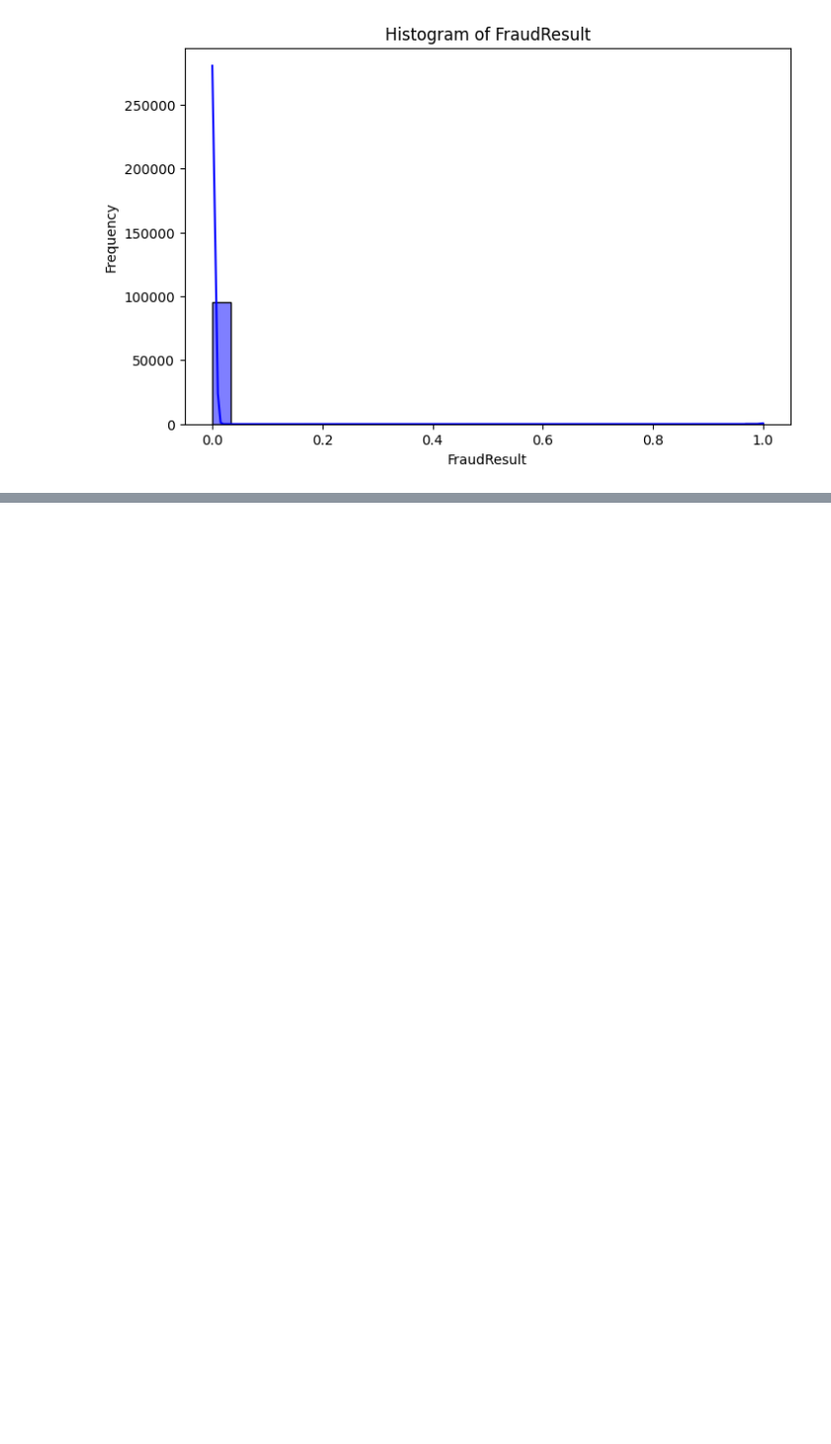
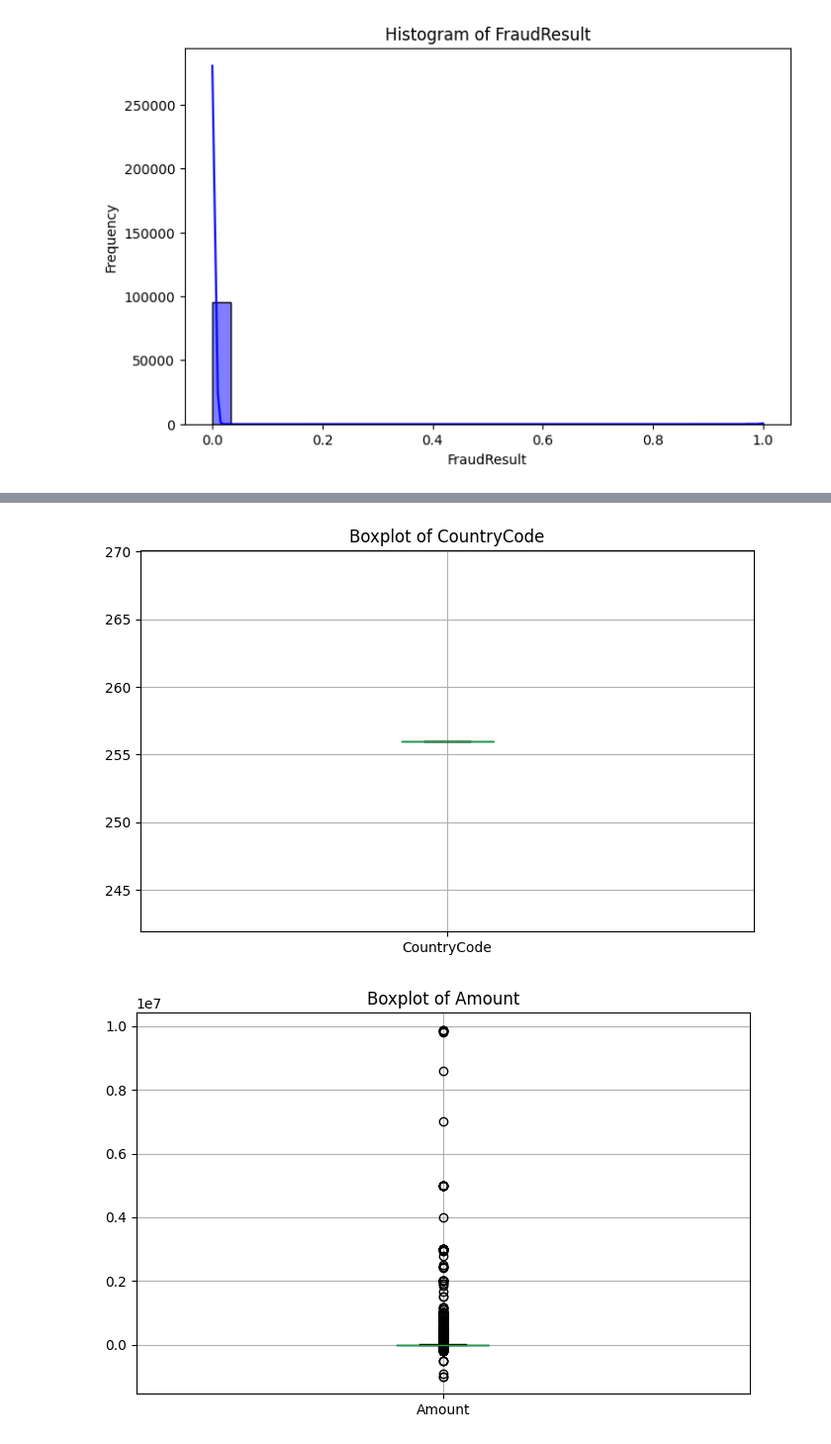
Before and after one commit to YonInsights/Bati-Bank-Credit-Scoring-Model, a Jupyter notebook: notebooks/eda.ipynb, the cells around one changed output, grey strips where cells are left out. Shown at 99% size. Cells and saved outputs as stored; diff of their text form; code cells hidden in the pictures; blank space fills up the shorter version.

```diff
--- a/notebooks/eda.ipynb
+++ b/notebooks/eda.ipynb
@@ -81,0 +96,7 @@ Numerical Columns: Index(['CountryCode', 'Amount', 'Value', 'PricingStrategy', '
+# %%
+#Outlier Detection
+numerical_cols = df.select_dtypes(include=['int64', 'float64']).columns
+plot_outliers(df, numerical_cols)
+# %% [output]
+[figure, added]
+[figure, added]
```
Also changed, not shown: parts of 4 cells of this notebook, 1 other file.
